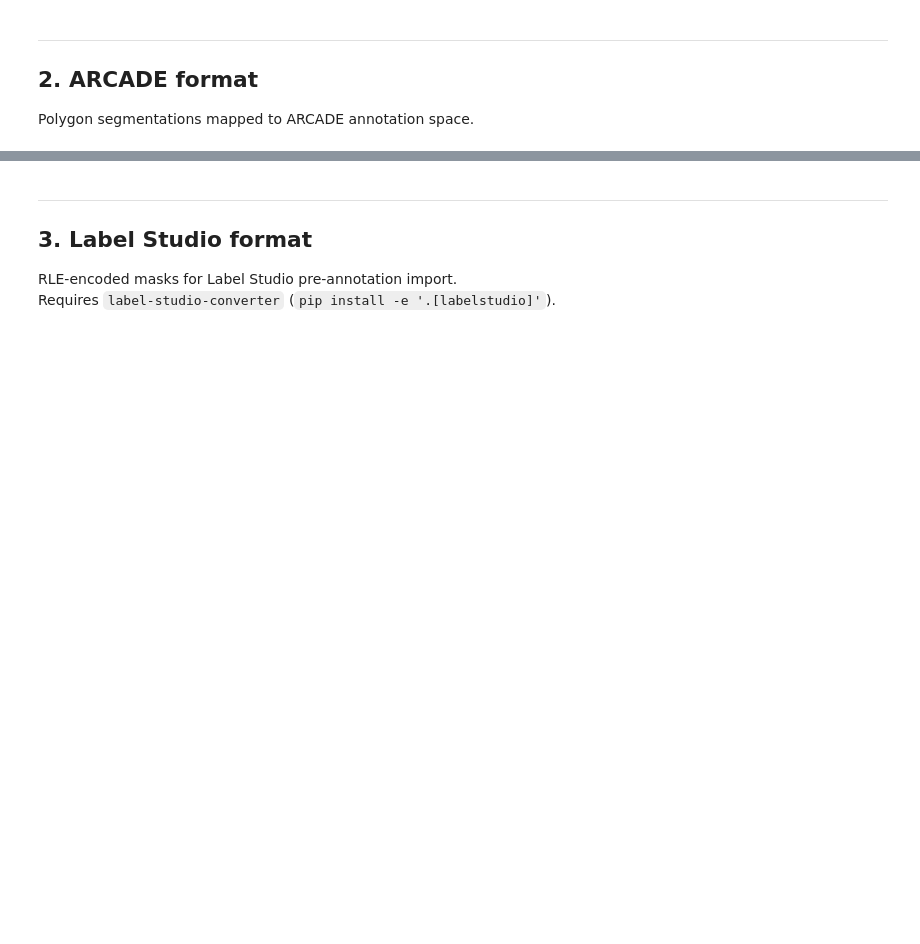
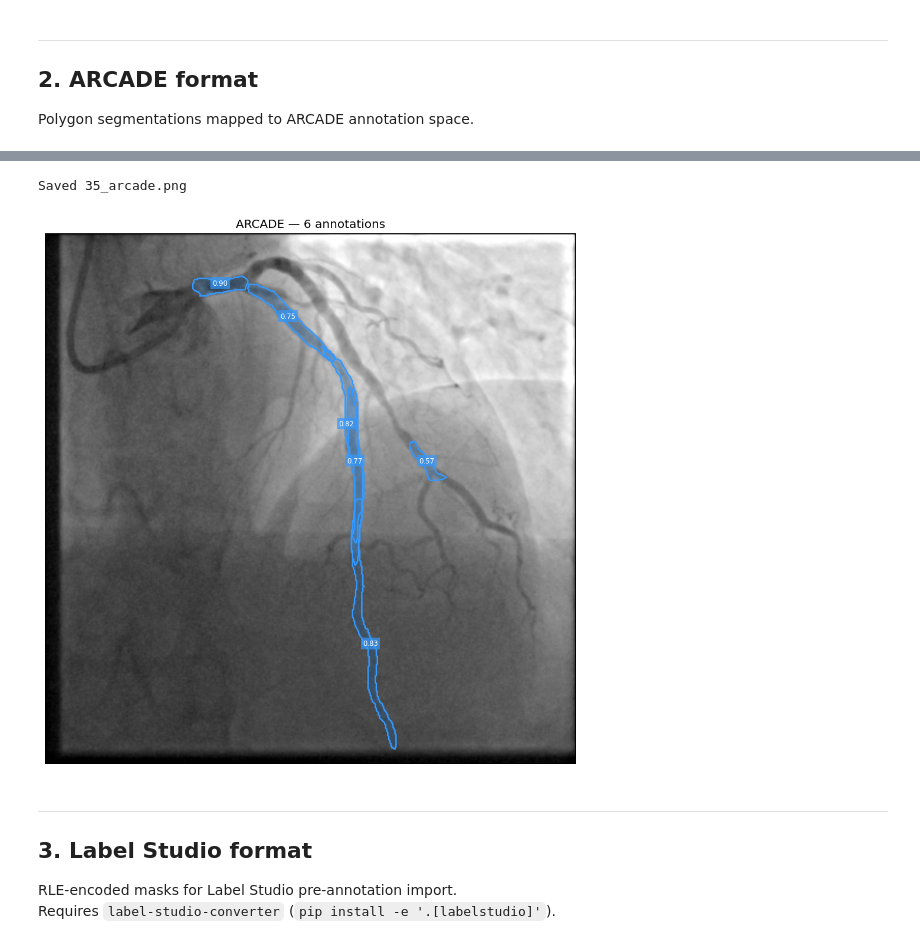
Before and after one commit to piotrswiecik/detectron-master, a Jupyter notebook: notebooks/binary_segmentation_visualizer.ipynb, the cells around one changed output, grey strips where cells are left out. Drawn from its saved outputs; the diff is of its cells as text; code cells hidden in the pictures; blank space fills up the shorter version.

```diff
--- a/notebooks/binary_segmentation_visualizer.ipynb
+++ b/notebooks/binary_segmentation_visualizer.ipynb
@@ -157,31 +175,32 @@ print(json.dumps(arcade_result, indent=2))
 # %%
 fig, ax = plt.subplots(1, 1, figsize=(8, 8))
 ax.imshow(cv2.cvtColor(im, cv2.COLOR_BGR2RGB))
 ax.set_title(f'ARCADE \u2014 {len(arcade_result["annotations"])} annotations')
 ax.axis('off')
 
-cmap = plt.cm.Set2
-for i, ann in enumerate(arcade_result['annotations']):
-    color = cmap(i % cmap.N)
+for ann in arcade_result['annotations']:
     seg = ann['segmentation']
     pts = np.array(seg).reshape(-1, 2)
     poly = patches.Polygon(
         pts, closed=True, linewidth=1.5,
-        edgecolor=color, facecolor=(*color[:3], 0.2)
+        edgecolor=VESSEL_COLOR, facecolor=(*VESSEL_COLOR, 0.2)
     )
     ax.add_patch(poly)
     cx, cy = pts.mean(axis=0)
     ax.text(
         cx, cy, f'{ann["score"]:.2f}',
         fontsize=7, color='white', ha='center',
-        bbox=dict(facecolor=color, alpha=0.7, pad=2, edgecolor='none')
+        bbox=dict(facecolor=VESSEL_COLOR, alpha=0.7, pad=2, edgecolor='none')
     )
 
 plt.tight_layout()
 if SAVE_FIGURES:
     fig.savefig(os.path.join(FIGURES_DIR, f'{stem}_arcade.png'), dpi=150, bbox_inches='tight')
     print(f'Saved {stem}_arcade.png')
 plt.show()
+# %% [output]
+Saved 35_arcade.png
+[figure, added]
 # %% [markdown]
 ---
 ## 3. Label Studio format
```
Also changed, not shown: parts of 8 cells of this notebook.
